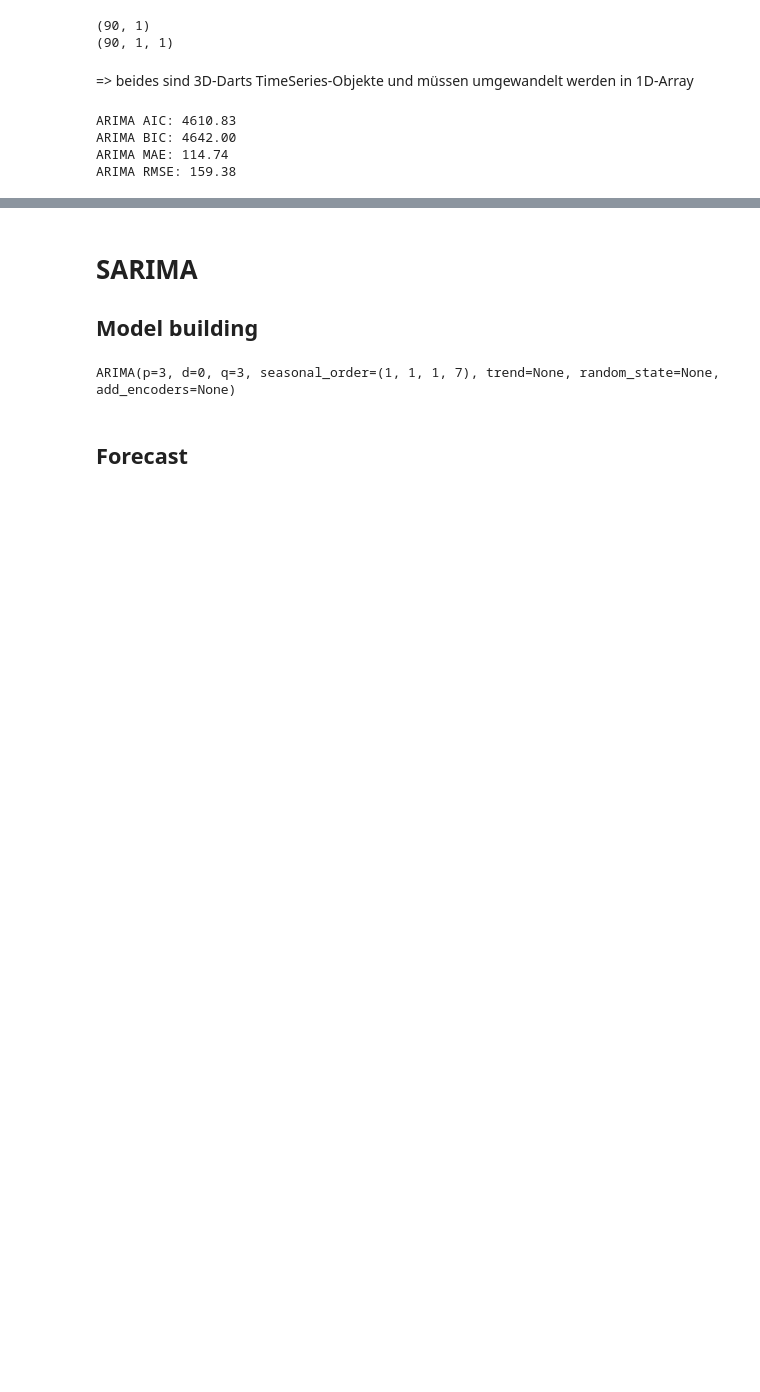
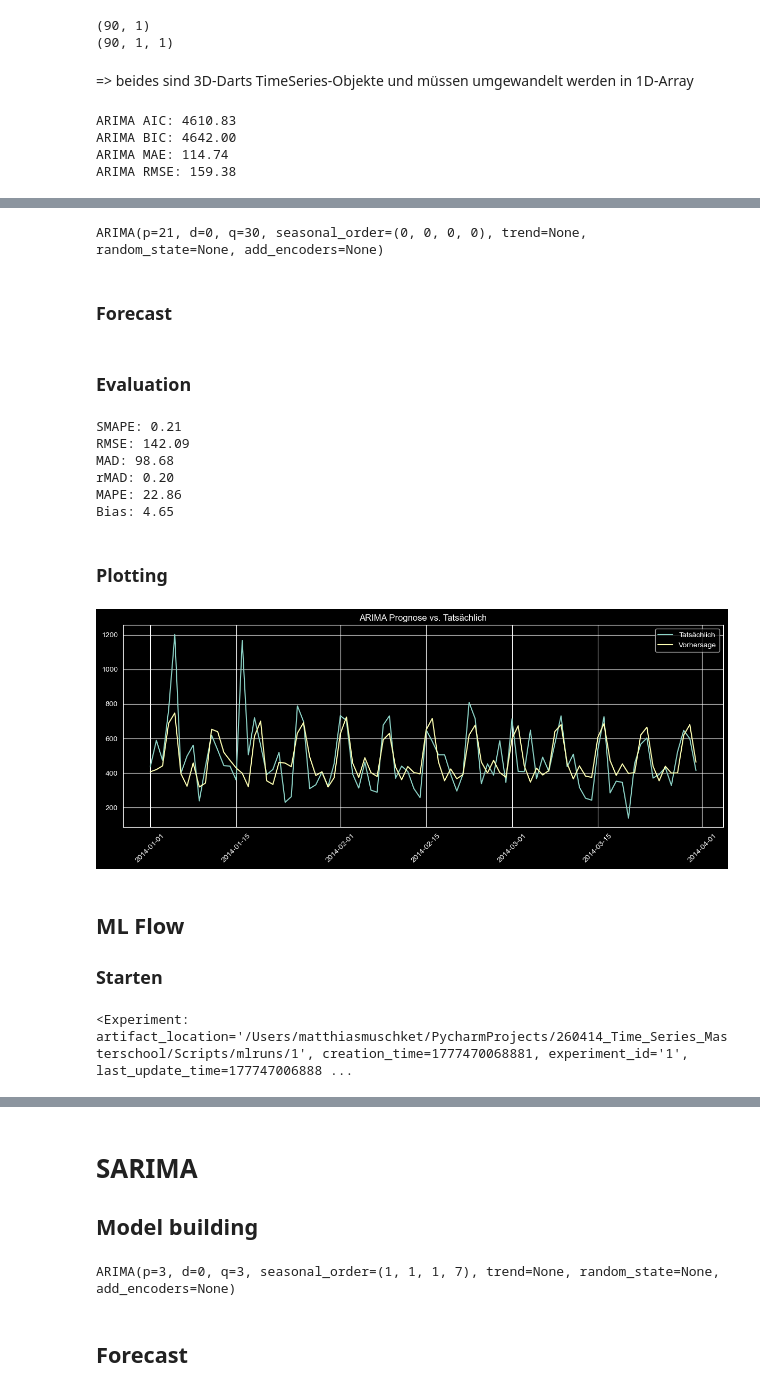
Before and after one commit to mamuschket-png/Time-Series-Forecast-Streamlit, a Jupyter notebook: Scripts/1_Statistical_models.ipynb, the cells around one changed output, grey strips where cells are left out. Saved outputs shown, nothing was run; the diff lists cells and outputs as text; code cells hidden in the pictures; blank space fills up the shorter version.

```diff
--- a/Scripts/1_Statistical_models.ipynb
+++ b/Scripts/1_Statistical_models.ipynb
@@ -163,0 +272,79 @@ ARIMA RMSE: 159.38
+# %%
+# Finales ARIMA-Modell mit besten Hyperparametern trainieren
+final_model_ARIMA = ARIMA(**best_params_ARIMA)
+final_model_ARIMA.fit(train_data_ts)
+# %% [output]
+ARIMA(p=21, d=0, q=30, seasonal_order=(0, 0, 0, 0), trend=None, random_state=None, add_encoders=None)
+# %% [markdown]
+### Forecast
+# %%
+# Forecast für den Testzeitraum (90 Tage)
+arima_forecast_final = final_model_ARIMA.predict(len(test_data_ts))
+# %% [markdown]
+### Evaluation
+# %%
+from sklearn.metrics import mean_squared_error
+import numpy as np
+
+def forecast_metrics(y_true, y_pred):
+    errors = y_true - y_pred
+    smape = np.mean(2 * np.abs(errors) / (np.abs(y_true) + np.abs(y_pred)))
+    rmse  = np.sqrt(mean_squared_error(y_true, y_pred))
+    mad   = np.mean(np.abs(errors))
+    rmad  = mad / np.mean(y_true)
+    mape  = np.mean(np.abs(errors) / np.abs(y_true)) * 100
+    bias  = np.mean(errors)
+
+    return {
+        'SMAPE': smape,
+        'RMSE':  rmse,
+        'MAD':   mad,
+        'rMAD':  rmad,
+        'MAPE':  mape,
+        'Bias':  bias,
+    }
+
+# Evaluation
+actual = test_data_ts.values().flatten()
+predicted_ARIMA = arima_forecast_final.values().flatten()
+
+metrics_ARIMA = forecast_metrics(actual, predicted_ARIMA)
+for k, v in metrics_ARIMA.items():
+    print(f"{k}: {v:,.2f}")
+# %% [output]
+SMAPE: 0.21
+RMSE: 142.09
+MAD: 98.68
+rMAD: 0.20
+MAPE: 22.86
+Bias: 4.65
+# %% [markdown]
+### Plotting
+# %%
+# Forecast-Plot mit fig-Objekt erstellen (nötig für mlflow.log_figure)
+test_dates_ARIMA = pd.date_range(start='2014-01-01', periods=len(test_data_ts), freq='D')
+
+fig_ARIMA, ax = plt.subplots(figsize=(12, 5))
+ax.plot(test_dates_ARIMA, actual, label='Tatsächlich')
+ax.plot(test_dates_ARIMA, predicted_ARIMA, label='Vorhersage')
+ax.legend()
+ax.set_title('ARIMA Prognose vs. Tatsächlich')
+plt.xticks(rotation=45)
+plt.tight_layout()
+plt.show()
+# %% [output]
+[figure, added]
+# %% [markdown]
+## ML Flow
+### Starten
+# %%
+import mlflow
+import mlflow.xgboost
+
+mlflow.set_tracking_uri("sqlite:////Users/matthiasmuschket/PycharmProjects/260414_Time_Series_Masterschool/mlflow.db")
+mlflow.set_experiment("sales_forecast")
+
+# Jetzt wichtig: mlflow ui mit der DB starten. Im Terminal:
+# mlflow ui --backend-store-uri sqlite:////Users/matthiasmuschket/PycharmProjects/260414_Time_Series_Masterschool/mlflow.db
+# %% [output]
+<Experiment: artifact_location='/Users/matthiasmuschket/PycharmProjects/260414_Time_Series_Masterschool/Scripts/mlruns/1', creation_time=1777470068881, experiment_id='1', last_update_time=177747006888 ...
```
Also changed, not shown: parts of 97 cells of this notebook, 6 other files.
